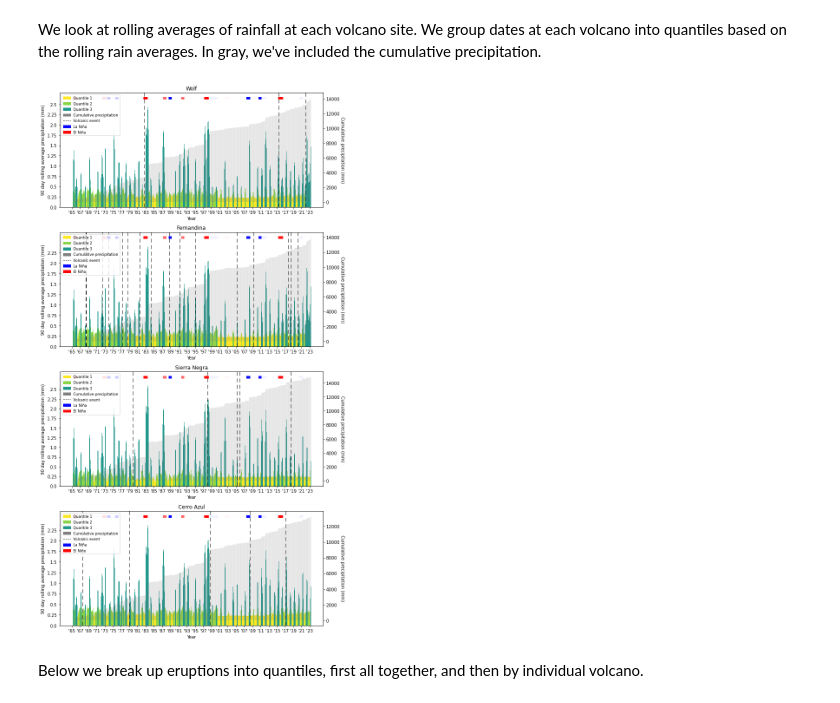
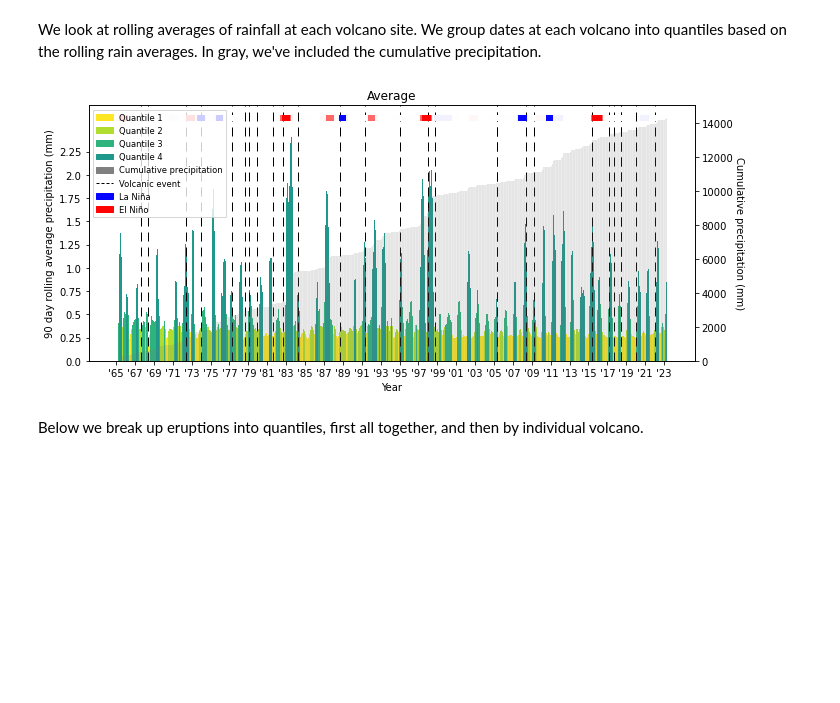
Before and after one commit to geodesymiami/precip-notebooks, a Jupyter notebook: average_galapagos.ipynb, the cells around one changed output. Saved outputs shown, nothing was run; the diff lists cells and outputs as text; code cells hidden in the pictures; blank space fills up the shorter version.

Commit message:
bar_plotter update
Cleaned up bar_plotter in plot_functions for Giacomo

```diff
--- a/average_galapagos.ipynb
+++ b/average_galapagos.ipynb
@@ -137,14 +74,14 @@ if strengths != None:
                 first = max(i[0], start)
                 last = min(i[1], end)
                 elninos[j].append([date_to_decimal_year(first), date_to_decimal_year(last)])
+# %%
+rainfall = rainfall.reset_index(drop=True)
 # %% [markdown]
 We look at rolling averages of rainfall at each volcano site. We group dates at each volcano into quantiles based on the rolling rain averages. In gray, we've included the cumulative precipitation.
 # %%
-plot_type = 'bar'
-
-rain_plotter(plot_type ,sites_dict, rainfall, quantiles, rolling_number, volcanic_events, by_season, log_flag, elninos)
+bar_plotter(sites_dict, rainfall, quantiles, rolling_number, volcanic_events, by_season, log_flag, elninos)
 # %% [output]
-[figure, old version]
+[figure, new version]
 # %% [markdown]
 Below we break up eruptions into quantiles, first all together, and then by individual volcano.
 # %%
```
Also changed, not shown: parts of 12 cells of this notebook, 22 other files.
